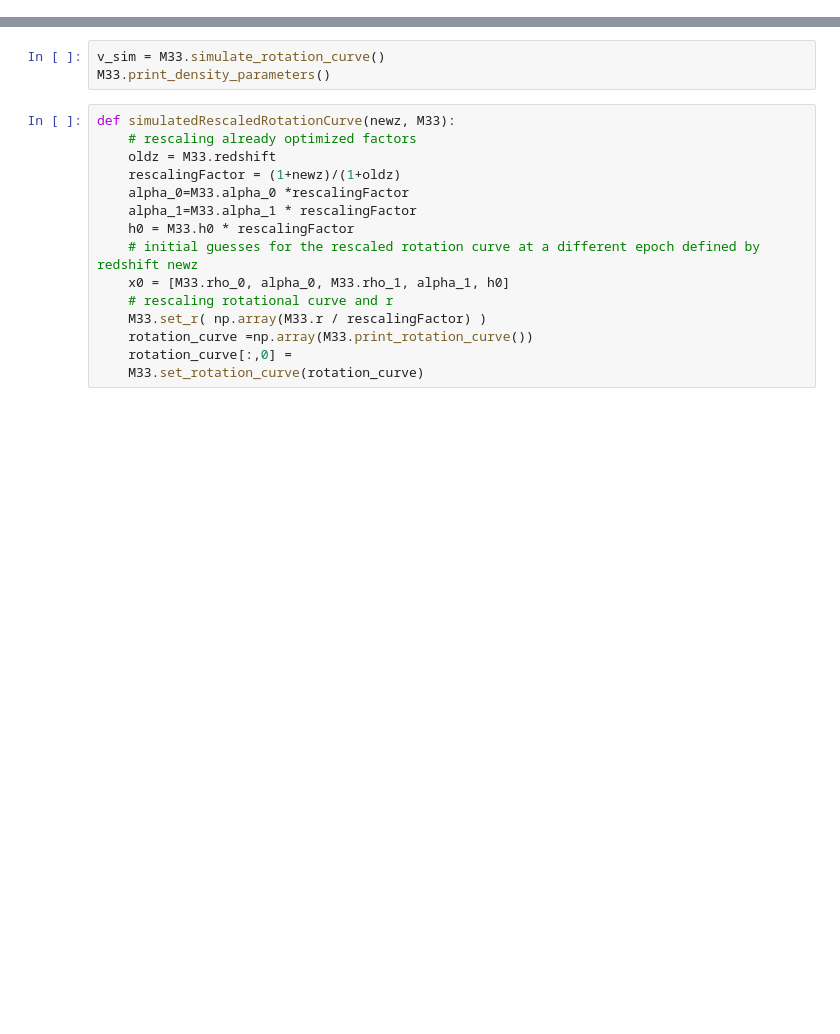
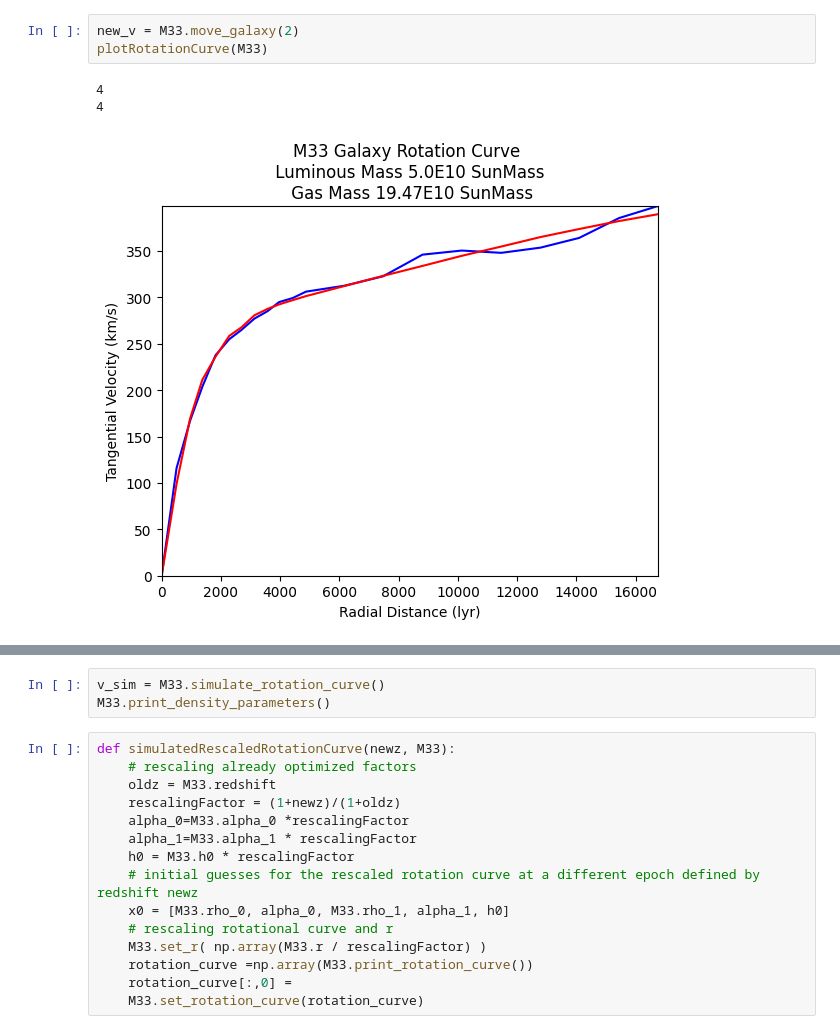
Before and after one commit to ny2292000/HU_GalaxyPackage, a Jupyter notebook: notebooks/HU_Galaxy_Notebook.ipynb, the cells around one changed output, grey strips where cells are left out. Cells and saved outputs as stored; diff of their text form; blank space fills up the shorter version.

```diff
--- a/notebooks/HU_Galaxy_Notebook.ipynb
+++ b/notebooks/HU_Galaxy_Notebook.ipynb
@@ -195,0 +91,7 @@ plotRotationCurve(M33)
+# %%
+new_v = M33.move_galaxy(2)
+plotRotationCurve(M33)
+# %% [output]
+4
+4
+[figure, added]
```
Also changed, not shown: parts of 19 cells of this notebook, 20 other files.
